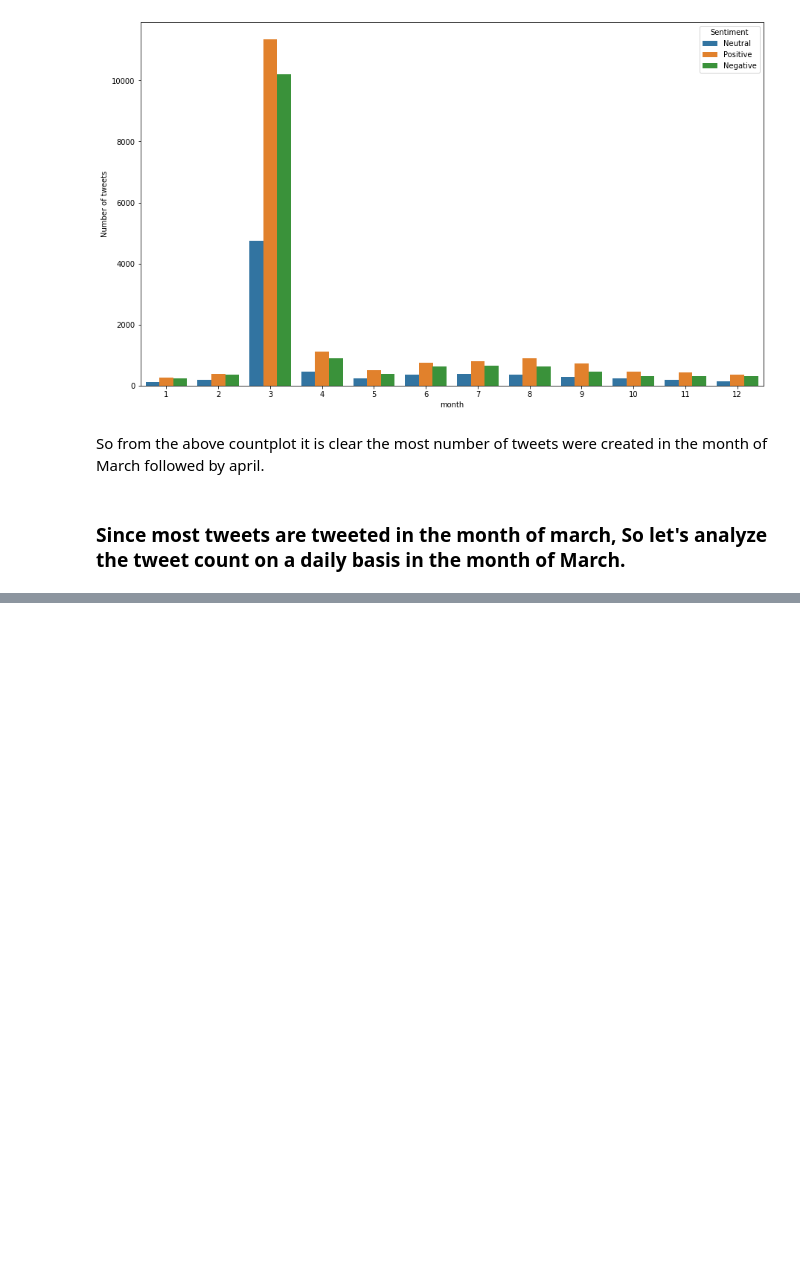
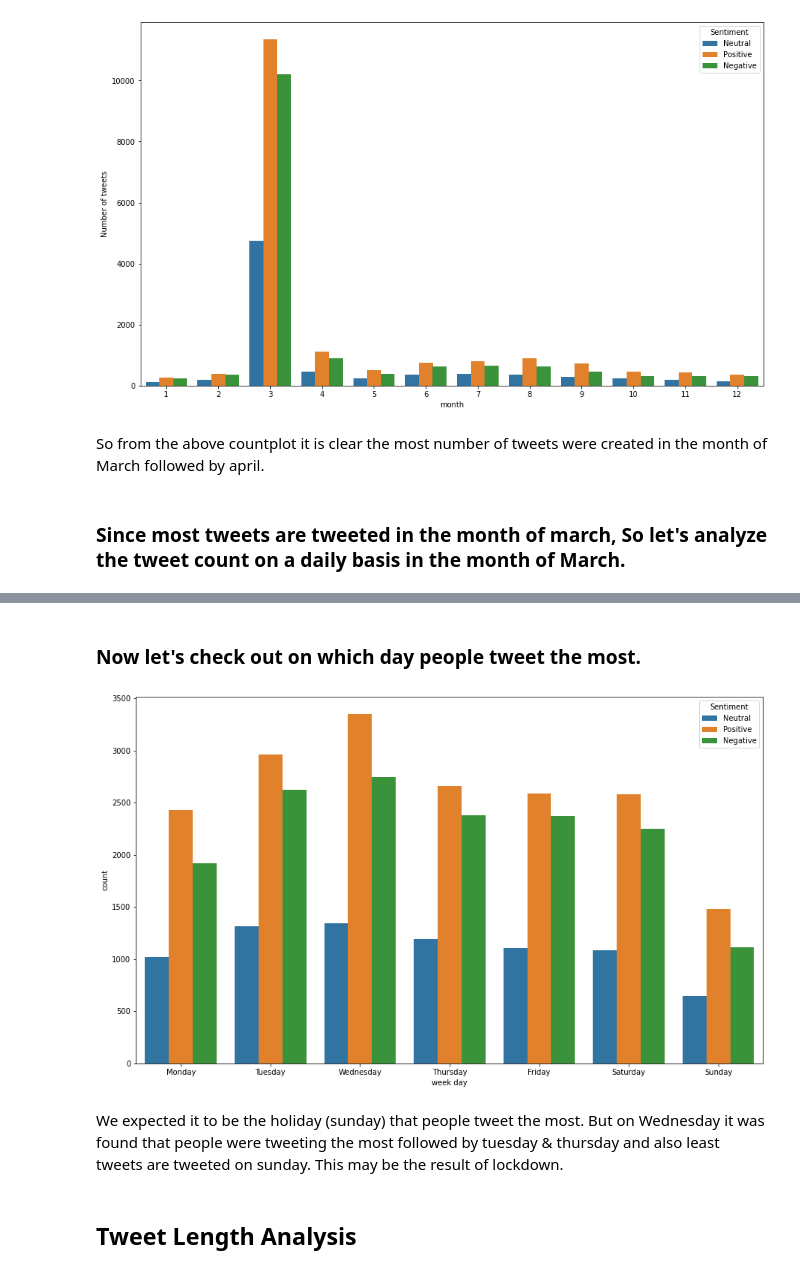
Before and after one commit to Deepakkarki24/Coronavirus-Tweet-Sentiment-Analysis, a Jupyter notebook: Deepak_Karki_Coronavirus_Tweet_Sentiment_Analysis_Capstone_Project.ipynb, the cells around one changed output, grey strips where cells are left out. Saved outputs shown, nothing was run; the diff lists cells and outputs as text; code cells hidden in the pictures; blank space fills up the shorter version.

```diff
--- a/Deepak_Karki_Coronavirus_Tweet_Sentiment_Analysis_Capstone_Project.ipynb
+++ b/Deepak_Karki_Coronavirus_Tweet_Sentiment_Analysis_Capstone_Project.ipynb
@@ -306,0 +318,11 @@ So from the above countplot it is clear the most number of tweets were created i
+# %% [markdown]
+### Now let's check out on which day people tweet the most.
+# %%
+#Checking which day people are creating more tweets
+xyz = sns.countplot(x="week day", hue="Sentiment", data=df)
+# %% [output]
+[figure, added]
+# %% [markdown]
+We expected it to be the holiday (sunday) that people tweet the most. But on Wednesday it was found that people were tweeting the most followed by tuesday & thursday and also least tweets are tweeted on sunday. This may be the result of lockdown.
+# %% [markdown]
+## **Tweet Length Analysis**
```
Also changed, not shown: parts of 10 cells of this notebook.
